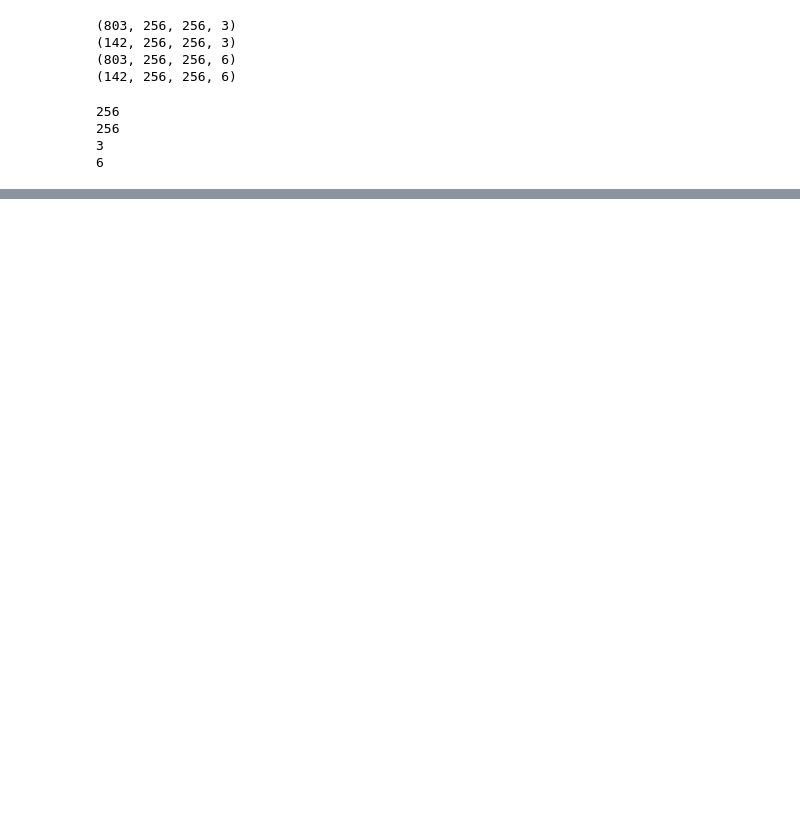
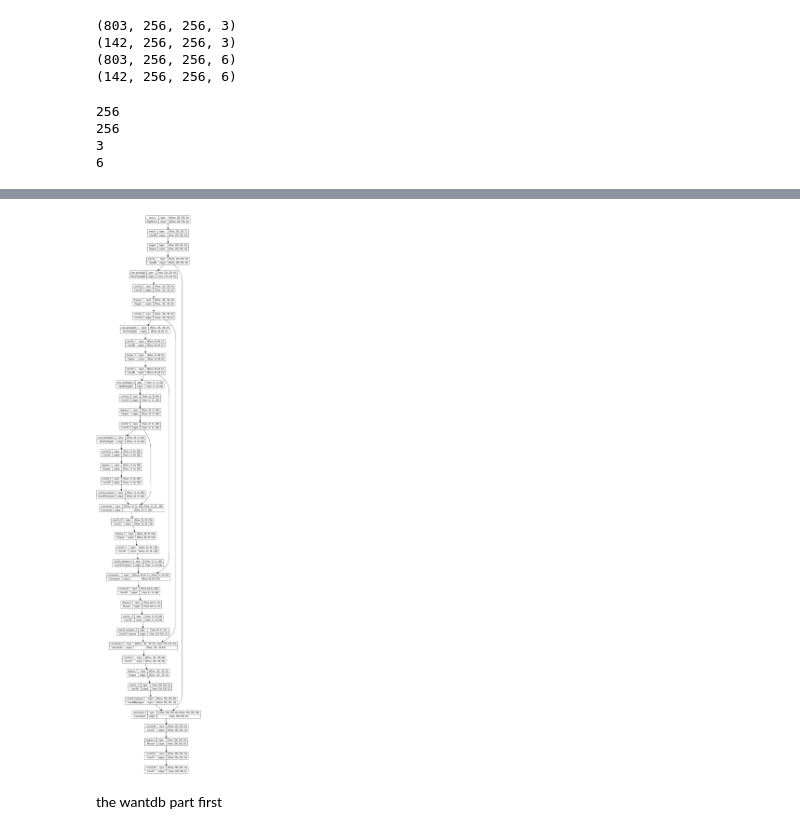
Before and after one commit to HibaIbrahimi/AFC_project, a Jupyter notebook: Satellite_imagery_segmentation.ipynb, the cells around one changed output, grey strips where cells are left out. Saved outputs shown, nothing was run; the diff lists cells and outputs as text; code cells hidden in the pictures; blank space fills up the shorter version.

```diff
--- a/Satellite_imagery_segmentation.ipynb
+++ b/Satellite_imagery_segmentation.ipynb
@@ -438,0 +600,4 @@ print(total_classes)
+# %%
+focal_loss = sm.losses.CategoricalFocalLoss()
+# %%
+total_loss = dice_loss + (1 * focal_loss)
@@ -438,0 +614,8 @@ print(total_classes)
+# %%
+model.compile(optimizer="adam", loss=total_loss, metrics=metrics)
+# %%
+# Définir l'optimiseur
+optimizer = Adam(learning_rate=0.001)
+
+# Compilation du modèle avec la perte totale et l'optimiseur Adam
+model.compile(optimizer=optimizer, loss=total_loss, metrics=metrics)
@@ -438,0 +652,4 @@ print(total_classes)
+# %%
+plot_model(model, to_file="satellite_model_plot.png", show_shapes=True, show_layer_names=True)
+# %% [output]
+[figure, added]
@@ -438,0 +743,2 @@ print(total_classes)
+# %% [markdown]
+the wantdb part first
```
Also changed, not shown: parts of 100 cells of this notebook.
